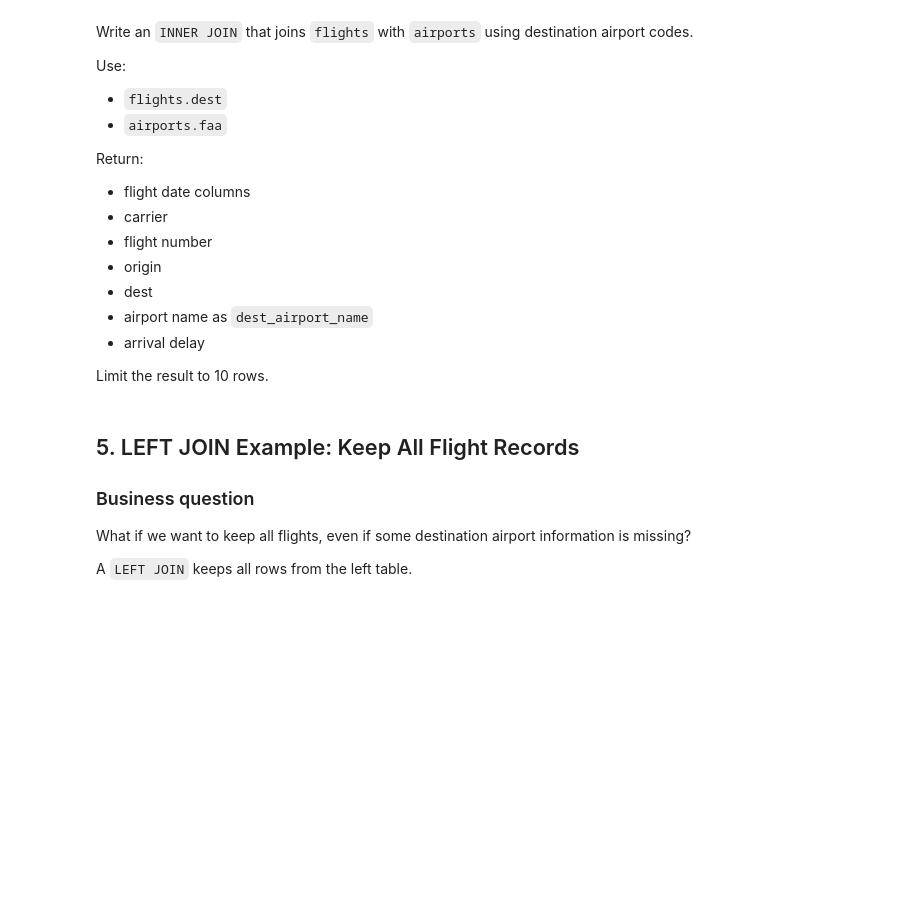
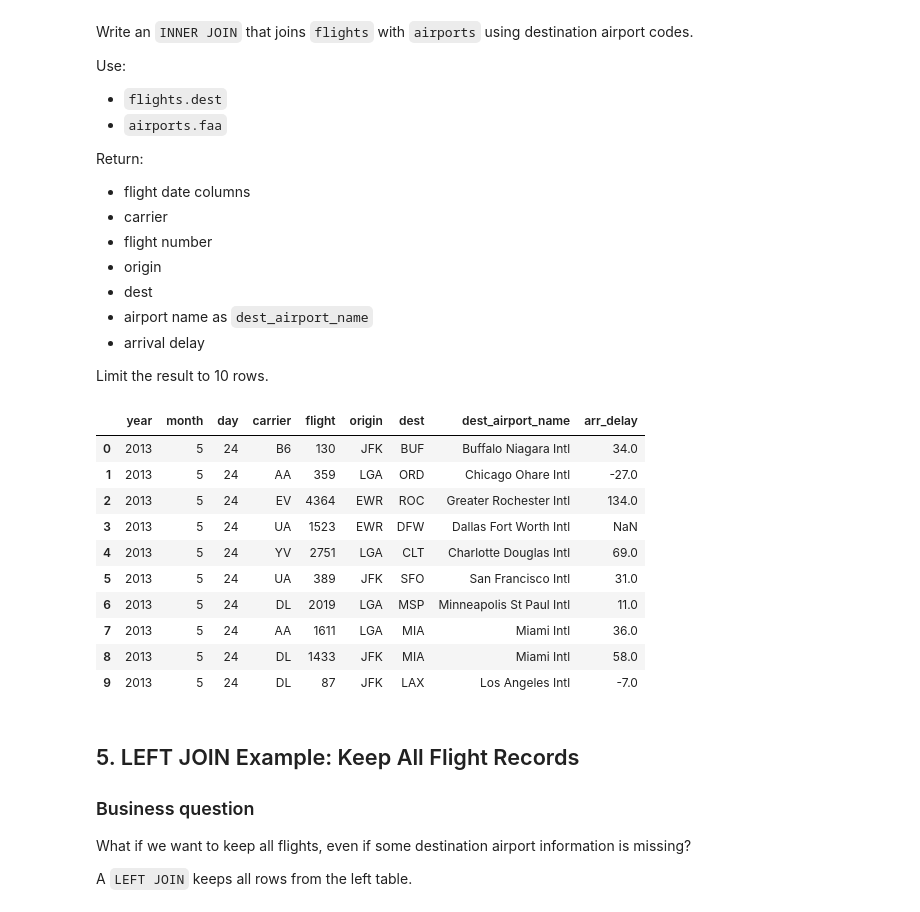
Before and after one commit to Shwesein/ban6003-module9-shwesein, a Jupyter notebook: notebooks/module10_sql_joins_abt_guided_lab.ipynb, the cells around one changed output. Drawn from its saved outputs; the diff is of its cells as text; code cells hidden in the pictures; blank space fills up the shorter version.

Commit message:
Complete Module 10 SQL joins and ABT lab

```diff
--- a/notebooks/module10_sql_joins_abt_guided_lab.ipynb
+++ b/notebooks/module10_sql_joins_abt_guided_lab.ipynb
@@ -236,11 +257,36 @@ Limit the result to 10 rows.
 # %%
 # Your Turn 1
 
 query = '''
-
+SELECT
+    f.year,
+    f.month,
+    f.day,
+    f.carrier,
+    f.flight,
+    f.origin,
+    f.dest,
+    a.name AS dest_airport_name,
+    f.arr_delay
+FROM flights f
+INNER JOIN airports a
+    ON f.dest = a.faa
+LIMIT 10;
 '''
 
 run_query(query, engine)
+# %% [output]
+|  | year | month | day | carrier | flight | origin | dest | dest_airport_name | arr_delay |
+| 0 | 2013 | 5 | 24 | B6 | 130 | JFK | BUF | Buffalo Niagara Intl | 34.0 |
+| 1 | 2013 | 5 | 24 | AA | 359 | LGA | ORD | Chicago Ohare Intl | -27.0 |
+| 2 | 2013 | 5 | 24 | EV | 4364 | EWR | ROC | Greater Rochester Intl | 134.0 |
+| 3 | 2013 | 5 | 24 | UA | 1523 | EWR | DFW | Dallas Fort Worth Intl | NaN |
+| 4 | 2013 | 5 | 24 | YV | 2751 | LGA | CLT | Charlotte Douglas Intl | 69.0 |
+| 5 | 2013 | 5 | 24 | UA | 389 | JFK | SFO | San Francisco Intl | 31.0 |
+| 6 | 2013 | 5 | 24 | DL | 2019 | LGA | MSP | Minneapolis St Paul Intl | 11.0 |
+| 7 | 2013 | 5 | 24 | AA | 1611 | LGA | MIA | Miami Intl | 36.0 |
+| 8 | 2013 | 5 | 24 | DL | 1433 | JFK | MIA | Miami Intl | 58.0 |
+| 9 | 2013 | 5 | 24 | DL | 87 | JFK | LAX | Los Angeles Intl | -7.0 |
 # %% [markdown]
 ## 5. LEFT JOIN Example: Keep All Flight Records
 
```
Also changed, not shown: parts of 33 cells of this notebook, 2 other files.
